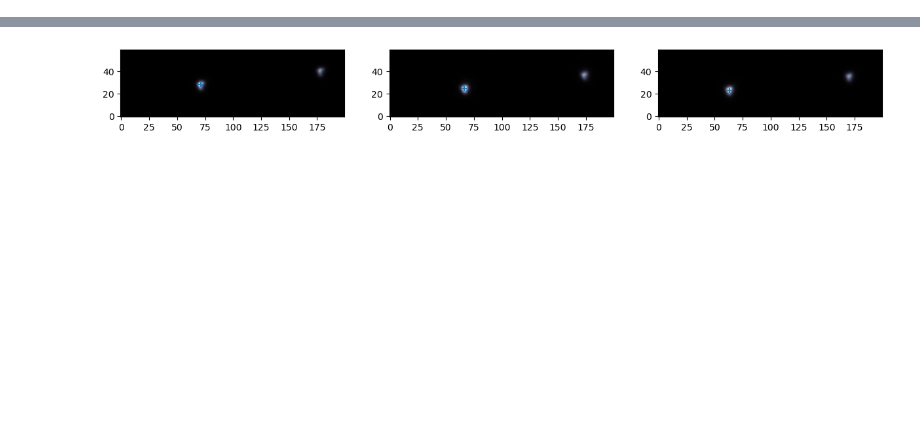
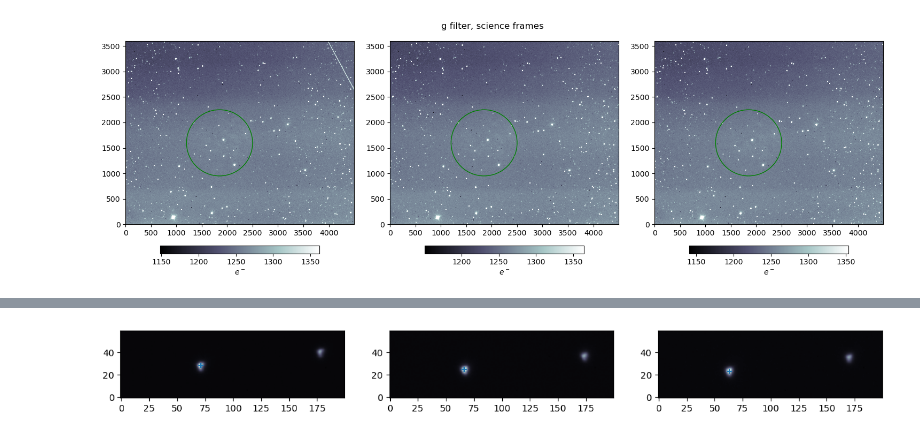
Before and after one commit to robertoinfurna/lab_TOBI_telescope, a Jupyter notebook: g_filter.ipynb, the cells around one changed output, grey strips where cells are left out. Saved outputs shown, nothing was run; the diff lists cells and outputs as text; code cells hidden in the pictures; blank space fills up the shorter version.

Commit message:
broad filters finished 30-1-25

```diff
--- a/g_filter.ipynb
+++ b/g_filter.ipynb
@@ -86,0 +143,39 @@ plt.show()
+# %%
+# normalize each flat to it's mean value
+
+for i in range(len(flat)):
+    mean = np.mean(flat[i])
+    flat[i] = flat[i]/mean
+
+# stack and take the mean as the master flat
+
+flat_stack = np.stack(flat, axis=0)
+flat_mean = np.mean(flat_stack, axis=0)
+
+del flat, flat_stack
+# %%
+frame_sky = []
+
+for i in range(3):
+    frame_sky.append((frame_obj[i] - master_dark)/flat_mean)
+
+del frame_obj, master_dark, master_bias
+# %%
+fig, ax = plt.subplots(1,3,figsize=(15,5))
+fig.suptitle("g filter, science frames")
+
+for i in range(3):
+
+    im = ax[i].imshow(frame_sky[i], clim=np.quantile(frame_sky[i], [0.01, 0.99]), cmap='bone', origin='lower')
+    plt.colorbar(im, ax=ax[i], location='bottom', fraction=0.0375, pad=0.1, label="$e^-$")
+
+from matplotlib.patches import Circle
+radius = 650
+center = (1850,1600)
+for i in range(3):
+    ax[i].add_patch(Circle(center, radius, color='green', fill=False))
+
+plt.tight_layout()
+plt.show()
+# %% [output]
+[figure, added]
```
Also changed, not shown: parts of 31 cells of this notebook, 2 other files.
